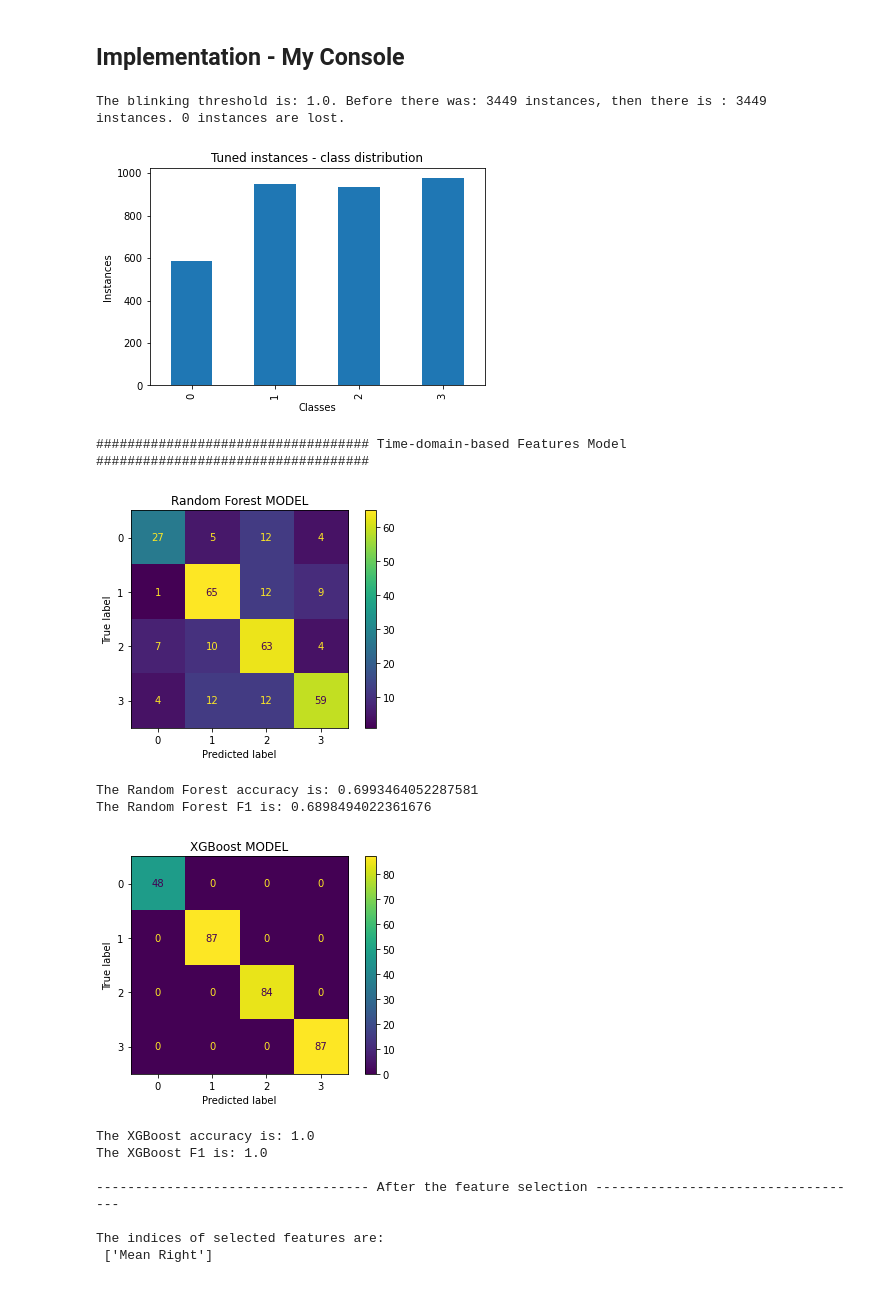
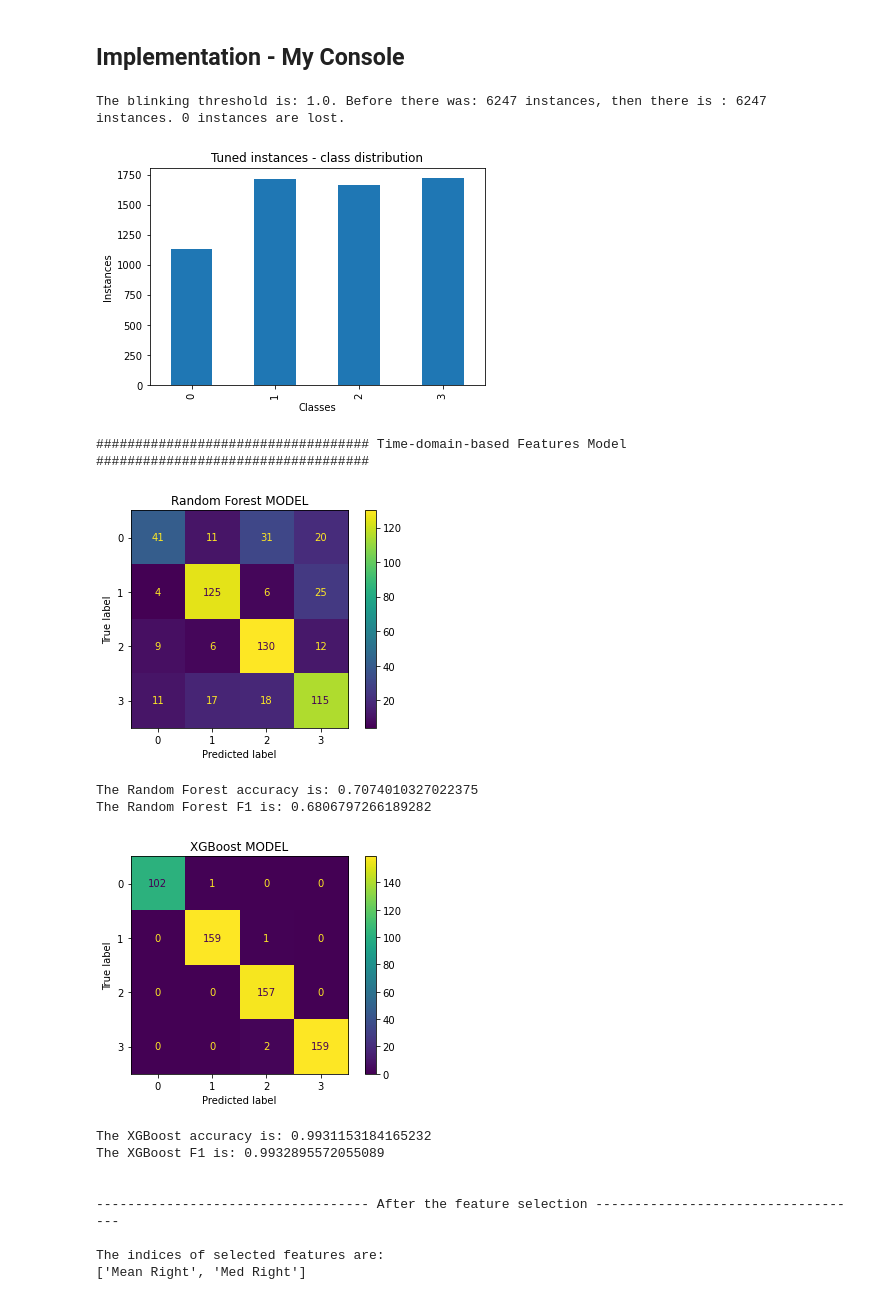
Before and after one commit to BaiYunpeng1949/mobile-eye-computing, a Jupyter notebook: ProcessDataNTestAlgorithm/[On] TraditionalMLunderWaveletStructure.ipynb, the cells around one changed output. Saved outputs shown, nothing was run; the diff lists cells and outputs as text; code cells hidden in the pictures.

```diff
--- a/ProcessDataNTestAlgorithm/[On] TraditionalMLunderWaveletStructure.ipynb
+++ b/ProcessDataNTestAlgorithm/[On] TraditionalMLunderWaveletStructure.ipynb
@@ -214,7 +219,11 @@ def train_report_model(X_train, y_train, X_test, y_test, model):
     cm_display.plot(ax=ax)
     plt.show()
 
-    print('\nThe ' + model + ' accuracy is: ' + str(acc_score) +  '\nThe ' + model + ' F1 is: ' + str(f1_score))
+    performance = '\nThe ' + model + ' accuracy is: ' + str(acc_score) +  '\nThe ' + model + ' F1 is: ' + str(f1_score) + '\n'
+    print(performance)
+    MODEL_PERFORMANCES.append(performance)
+
+    return
 # %% [markdown]
 #### Clean the Instances and Features
 
@@ -371,7 +380,9 @@ def run_baseline_models(args, df_input_train_4_test, df_input_test, list_dfs_inp
         if val == True:
             feature_names.append(df_input_train_4_test.columns[idx])
 
-    print('\nThe indices of selected features are: \n', feature_names)
+    result_selected_features = '\nThe indices of selected features are: \n' + str(feature_names) + '\n'
+    MODEL_PERFORMANCES.append(result_selected_features)
+    print(result_selected_features)
 
     # RF.
     train_report_model(X_train=X_train_selected,
@@ -480,3 +493,25 @@ def run(args):
+# %%
+# Create a new folder to store this batch of calculation results, as well as configurations.
+def output(args):
+    # Get the directory path.
+    dirpath = args.path.rsplit('/', 1)[0] + '/'
+    now = datetime.datetime.now()
+    datestamp = now.strftime("%d-%m-%H-%M")
+    dir_prefix = dirpath + datestamp
+
+    # Get the configuration values.
+    log_details = {'Split Mode' : args.split_mode,
+                   'Validated PID' : args.validated_pid,
+                   'Blinking Rate Threshold' : args.blinking_rate_threshold,
+                   'Random Forest Depth' : args.rf_depth,
+                   'The Performances' : MODEL_PERFORMANCES}
+
+    # Write the configuration file.
+    log_file_path = dir_prefix + ML_LOG_FILE_NAME
+    print(log_file_path)
+    with open(log_file_path, 'w') as f:
+        for key, value in log_details.items():
+            f.write('%s:  %s\n' % (key, value))
 # %% [markdown]
 ## Implementation - My Console
 # %%
@@ -485,7 +520,7 @@ def run(args):
 def parse_args():
     parser = argparse.ArgumentParser()
     parser.add_argument('-f')
-    parser.add_argument("--path", type=str, default='../Data/Results/29-11-17-13/VersionAll-results.csv',
+    parser.add_argument("--path", type=str, default='../Data/Results/01-12-16-13/VersionAll-results.csv',
                         help="The path to read processed features.")
 #     parser.add_argument('--using_cuda', type=bool, default=True,
 #                         help='cuda/cpu')
@@ -500,12 +535,12 @@ def parse_args():
     parser.add_argument('--split_mode', type=str, default='Inclusive',
                         choices=['Inclusive', 'Exclusive'],
                         help='Whether or not include one individual in both train and test dataset. Inclusive for including, Exclusive for not including.')
-    parser.add_argument('--validated_pid', type=int, default=8,
-                        choices=[1, 2, 4, 5, 7, 8, 9],
+    parser.add_argument('--validated_pid', type=int, default=10,
+                        choices=[1, 2, 4, 5, 7, 8, 9, 10, 11],
                         help='The participant whose data is left out as the validation.')
 #     parser.add_argument('--list_pid_out', type=int, default=[],
 #                         help='A list of PIDs to be left out for validations. \
-#                         1-Kat, 2-Peisen, 4-Lin, 5-Runze, 7-Yixiao, 8-Me, 9-Jennifer.')
+#                         1-Kat, 2-Peisen, 4-Lin, 5-Runze, 7-Yixiao, 8-Me, 9-Jennifer, 10-Me2, 11-Junjie.')
     parser.add_argument('--blinking_rate_threshold', type=float, default=1.0,
                         help='The threshold of filtering invalid data with low blinking rates.')
     parser.add_argument('--rf_depth', type=int, default=10,
@@ -514,21 +549,24 @@ def parse_args():
 # %%
 # Implement.
 # Get arguments.
 args = parse_args()
-# Run the pipeline
+# Run the pipeline.
 run(args=args)
+# Output the results.
+output(args=args)
 # %% [output]
-The blinking threshold is: 1.0. Before there was: 3449 instances, then there is : 3449 instances. 0 instances are lost.
+The blinking threshold is: 1.0. Before there was: 6247 instances, then there is : 6247 instances. 0 instances are lost.
-[figure, old version]
+[figure, new version]
 ################################### Time-domain-based Features Model ###################################
-[figure, old version]
+[figure, new version]
-The Random Forest accuracy is: 0.6993464052287581
-The Random Forest F1 is: 0.6898494022361676
+The Random Forest accuracy is: 0.7074010327022375
+The Random Forest F1 is: 0.6806797266189282
-[figure, old version]
+[figure, new version]
-The XGBoost accuracy is: 1.0
-The XGBoost F1 is: 1.0
+The XGBoost accuracy is: 0.9931153184165232
+The XGBoost F1 is: 0.9932895572055089
+
 
 ----------------------------------- After the feature selection -----------------------------------
 
 The indices of selected features are:
- ['Mean Right']
+['Mean Right', 'Med Right']
```
Also changed, not shown: parts of 5 cells of this notebook, 45 other files.
